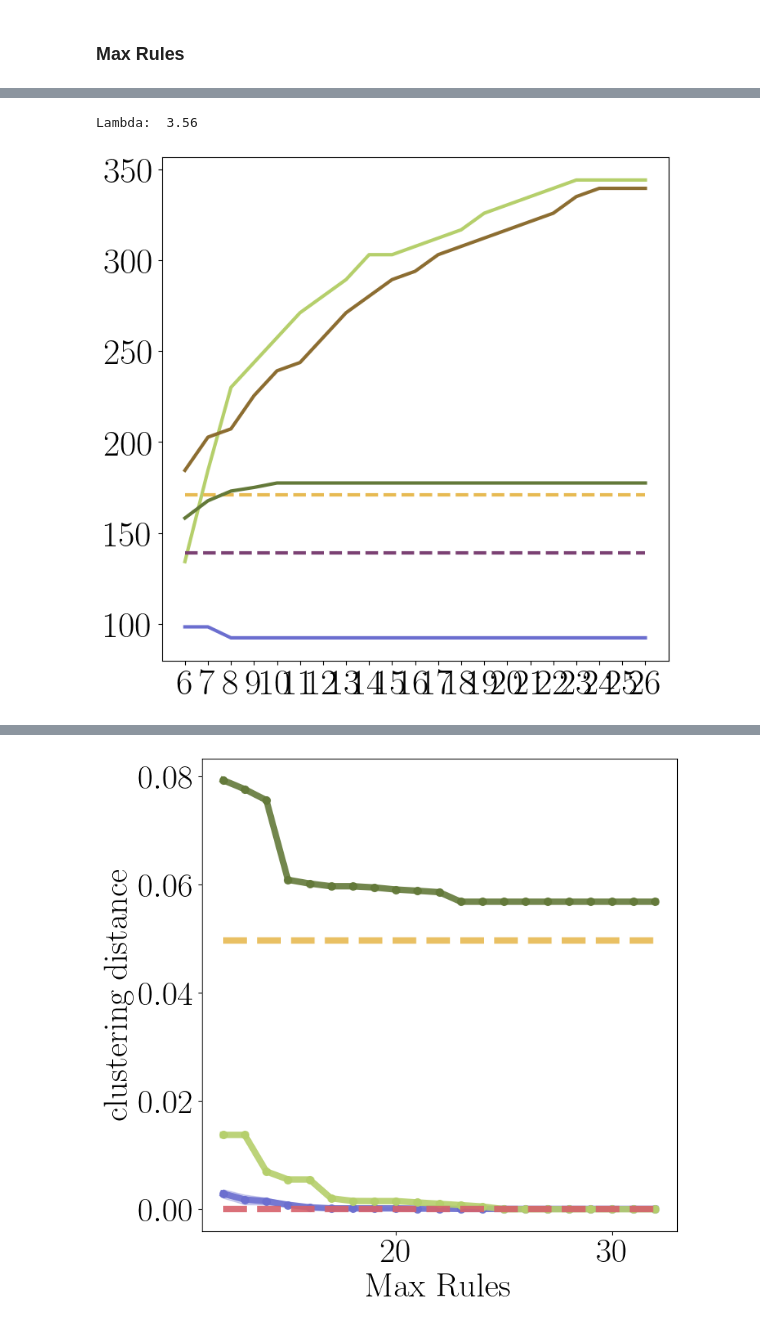
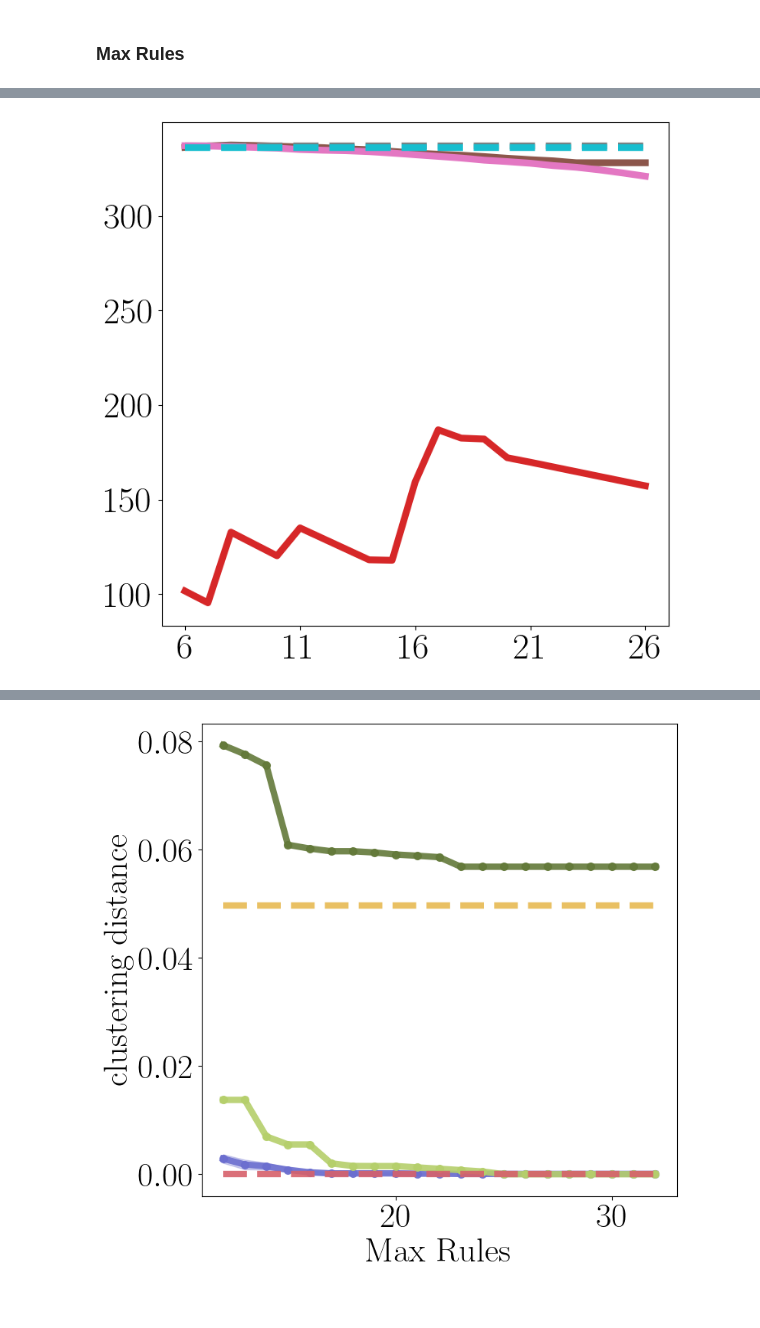
Before and after one commit to kevinqnb/interpretable-clustering, a Jupyter notebook: examples/experiments.ipynb, the cells around one changed output, grey strips where cells are left out. Drawn from its saved outputs; the diff is of its cells as text; code cells hidden in the pictures.

```diff
--- a/examples/experiments.ipynb
+++ b/examples/experiments.ipynb
@@ -158,10 +229,18 @@ plt.show()
 # %% [markdown]
 ### Max Rules
 # %%
-ref = '_rule_length'
+ref = '_new_obj'
 fname = "../data/experiments/" + dataset + "/max_rules/exp" + ref + ".json"
 with open(fname, 'r') as f:
     experiment_dict = json.load(f)
 
-comparison_modules = [m for m in experiment_dict['modules'].keys() if 'DSCluster' not in m]
-dscluster_modules = [m for m in experiment_dict['modules'].keys() if 'DSCluster' in m]
+comparison_modules = [m for m in experiment_dict['modules'].keys() if 'dscluster' not in m]
+dscluster_modules = [m for m in experiment_dict['modules'].keys() if 'dscluster' in m]
+
+objective_cost_reward_dict = {
+    'coverage-mistake': {'reward': 'cluster-coverage', 'cost': 'mistakes', 'alpha': 'alpha_mistakes'},
+    'total-coverage-mistake': {'reward': 'total-coverage', 'cost': 'mistakes', 'alpha': 'alpha_mistakes'},
+    'coverage-cost': {'reward': 'cluster-coverage', 'cost': 'rule-clustering-cost', 'alpha': 'alpha_rule_clustering_cost'},
+    'total-coverage-cost': {'reward': 'total-coverage', 'cost': 'rule-clustering-cost', 'alpha': 'alpha_rule_clustering_cost'},
+    'total-coverage-rule-cost': {'reward': 'total-coverage', 'cost': 'rule-mean-cost', 'alpha': 'alpha_rule_clustering_cost'},
+}
@@ -273,52 +272,48 @@ dscluster_objective_modules = [
 # %%
-# Compare objective values:
-objective_measure1 = 'cluster-coverage'
-objective_measure2 = 'mistakes'
-
-dscluster_objective_module_lambdas = [
-    experiment_dict['fixed-parameters']['lambdas'][m] for m in dscluster_objective_modules
-]
-lambd = max(dscluster_objective_module_lambdas)
-print("Lambda: ", lambd)
-
-
 fig,ax = plt.subplots(1,1,figsize=(8,8))
-x = np.array(list(experiment_dict['modules'][dscluster_objective_modules[0]][objective_measure1].keys()))
+x = np.array(list(experiment_dict['modules'][dscluster_objective_modules[0]][reward].keys()))
 
 # Comparison Modules:
 for cmod in comparison_modules:
-    obj1 = np.array(list(experiment_dict['modules'][cmod][objective_measure1].values()))
-    obj2 = np.array(list(experiment_dict['modules'][cmod][objective_measure2].values()))
-    obj_values = obj1 - lambd * obj2
+    obj1 = np.array(list(experiment_dict['modules'][cmod][reward].values()))
+    obj2 = np.array(list(experiment_dict['modules'][cmod][cost].values()))
+    obj3 = np.array(list(experiment_dict['modules'][cmod]['sum-rule-length'].values()))
+    obj_values = obj1 - lambd * (obj2 + alpha * obj3)
     ax.plot(
         x,
         obj_values,
         label=cmod,
         color=color_dict[cmod],
         linestyle=linestyle_dict[cmod],
-        linewidth=3,
+        linewidth=6,
     )
 
 # DSCluster Modules:
 for dmod in dscluster_objective_modules:
-    obj1 = np.array(list(experiment_dict['modules'][dmod][objective_measure1].values()))
-    obj2 = np.array(list(experiment_dict['modules'][dmod][objective_measure2].values()))
-    obj_values = obj1 - lambd * obj2
+    obj1 = np.array(list(experiment_dict['modules'][dmod][reward].values()))
+    obj2 = np.array(list(experiment_dict['modules'][dmod][cost].values()))
+    obj3 = np.array(list(experiment_dict['modules'][dmod]['sum-rule-length'].values()))
+    obj_values = obj1 - lambd * (obj2 + alpha * obj3)
 
     dmod_name = dmod.rsplit(';', 1)[0]
     ax.plot(
         x,
         obj_values,
         label=dmod_name,
         color=color_dict[dmod_name],
         linestyle=linestyle_dict[dmod_name],
-        linewidth=3,
+        linewidth=6,
     )
 
+#plt.savefig(
+#    "../figures/" + dataset + "/max_rules/" + reward + "_" + cost + ".png",
+#    bbox_inches='tight'
+#)
 
-#plt.legend()
+ax.xaxis.set_major_locator(MaxNLocator(nbins=5))
+#plt.ylabel('Objective Value')
+#plt.xlabel('Max Number of Rules')
 # %% [output]
-Lambda:  3.56
-[figure, old version]
+[figure, new version]
 # %%
 # Compare other measurements
```
Also changed, not shown: parts of 27 cells of this notebook, 36 other files.
